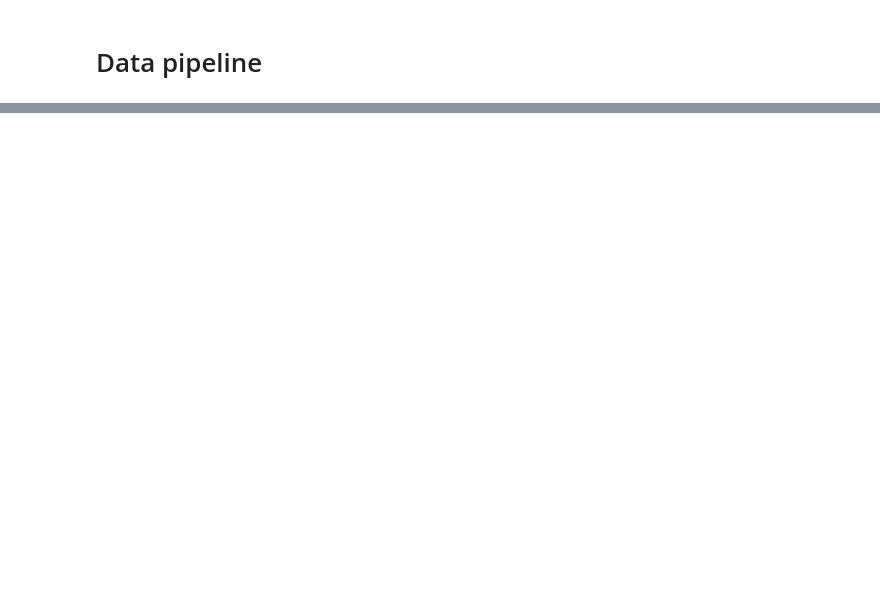
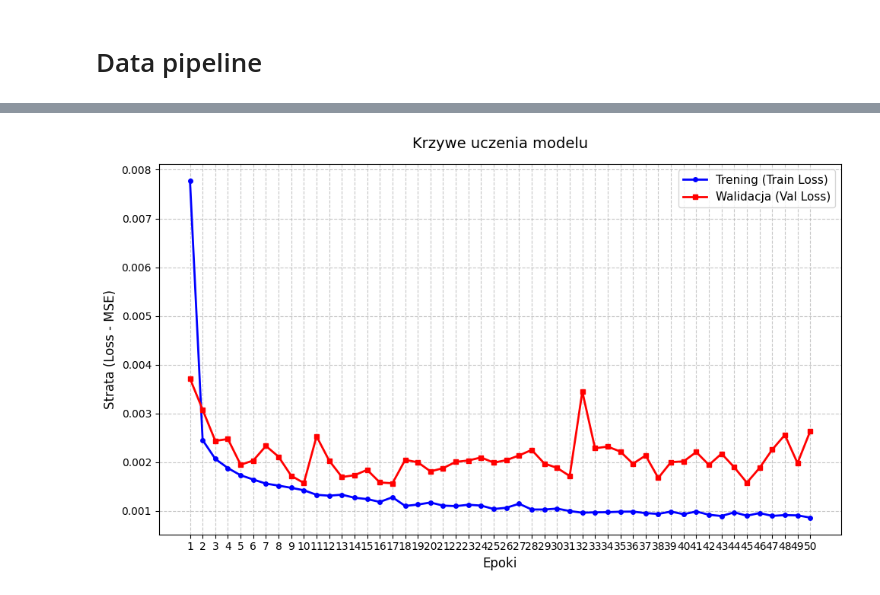
Before and after one commit to mkan1ewski/DDOS-Detection-Model, a Jupyter notebook: main.ipynb, the cells around one changed output, grey strips where cells are left out. Drawn from its saved outputs; the diff is of its cells as text; code cells hidden in the pictures; blank space fills up the shorter version.

```diff
--- a/main.ipynb
+++ b/main.ipynb
@@ -142,0 +531,11 @@ test_loader = DataLoader(test_dataset, batch_size=BATCH_SIZE, shuffle=False)
+# %%
+pretrained_encoder = loaded_reconstruction_model.encoder
+pretrained_decoder = loaded_reconstruction_model.decoder
+
+classifier_model = DDoSNetClassifier(
+    input_dim=input_dim,
+    encoder=pretrained_encoder,
+    decoder=pretrained_decoder
+)
+# %%
+final_model, losses2, accuraties = finetune_classifier(classifier_model, train_loader, val_loader, device, epochs=50, lr=0.0001)
@@ -142,0 +558,4 @@ test_loader = DataLoader(test_dataset, batch_size=BATCH_SIZE, shuffle=False)
+# %%
+plot_learning_curves(*losses2)
+# %% [output]
+[figure, added]
```
Also changed, not shown: parts of 28 cells of this notebook, 5 other files.
